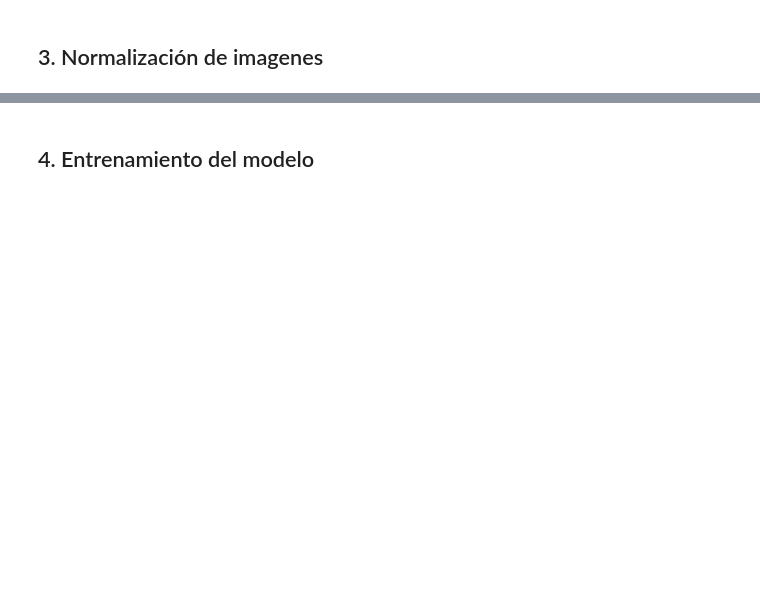
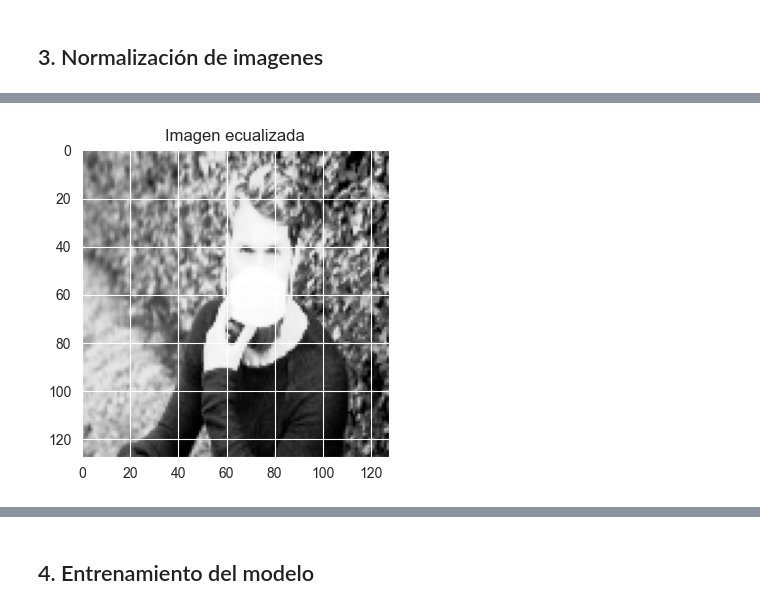
Before and after one commit to SamuehFDEZ/ProgramacionIA, a Jupyter notebook: UD5/PracticaIdentificacionDePersonasConMascarilla/dataset_imagenes_mascarilla/mascarillas.ipynb, the cells around one changed output, grey strips where cells are left out. Drawn from its saved outputs; the diff is of its cells as text; code cells hidden in the pictures; blank space fills up the shorter version.

```diff
--- a/UD5/PracticaIdentificacionDePersonasConMascarilla/dataset_imagenes_mascarilla/mascarillas.ipynb
+++ b/UD5/PracticaIdentificacionDePersonasConMascarilla/dataset_imagenes_mascarilla/mascarillas.ipynb
@@ -68,0 +106,10 @@ test_dataset = test_dataset.map(lambda x, y: (normalization(x), y))
+# %%
+imagen_normalizada = imagen_redimensionada / 255.0
+imagen_ecualizada = cv2.equalizeHist(imagen_redimensionada)
+# %%
+plt.figure(figsize=(12, 4))
+plt.imshow(imagen_ecualizada, cmap='gray')
+plt.title('Imagen ecualizada')
+plt.show()
+# %% [output]
+[figure, added]
```
Also changed, not shown: parts of 18 cells of this notebook.
